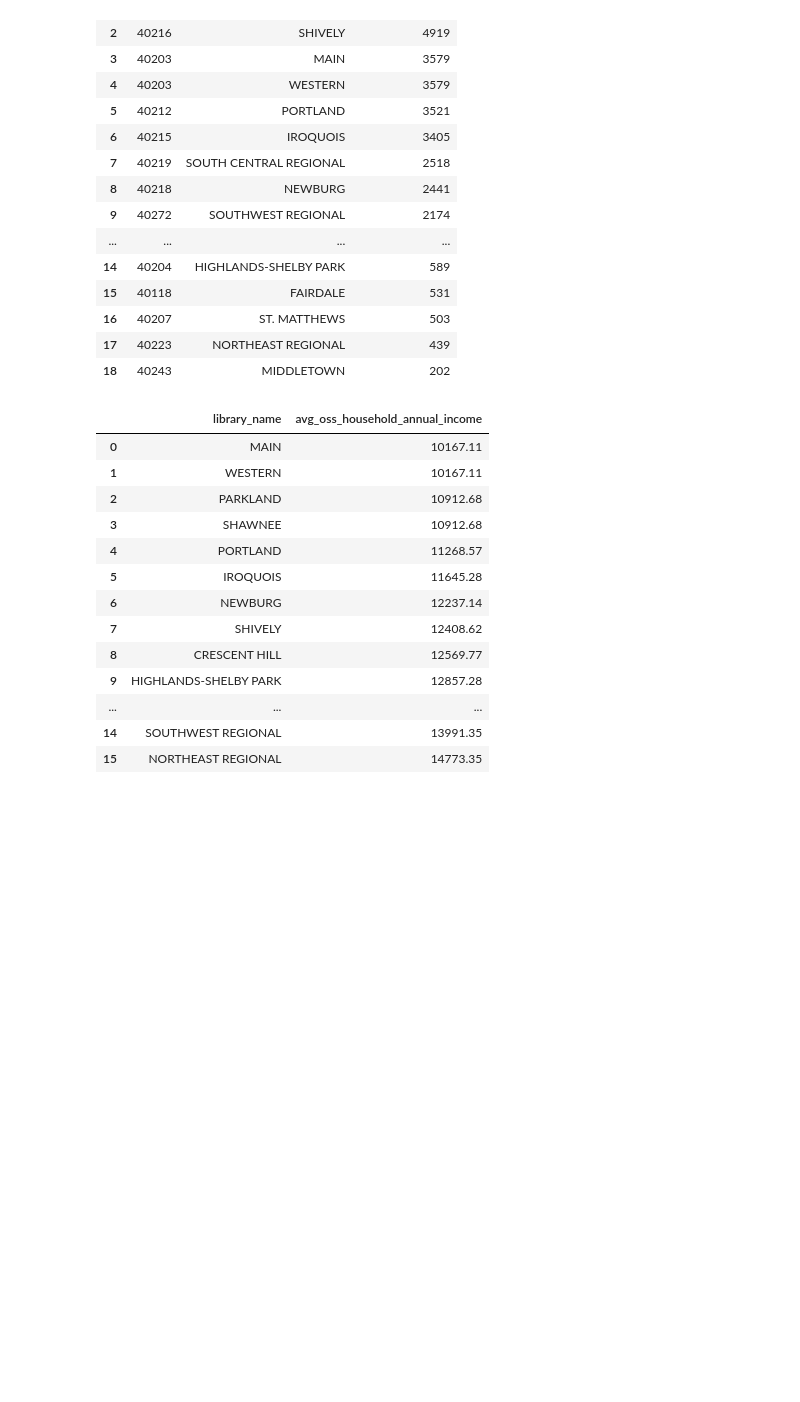
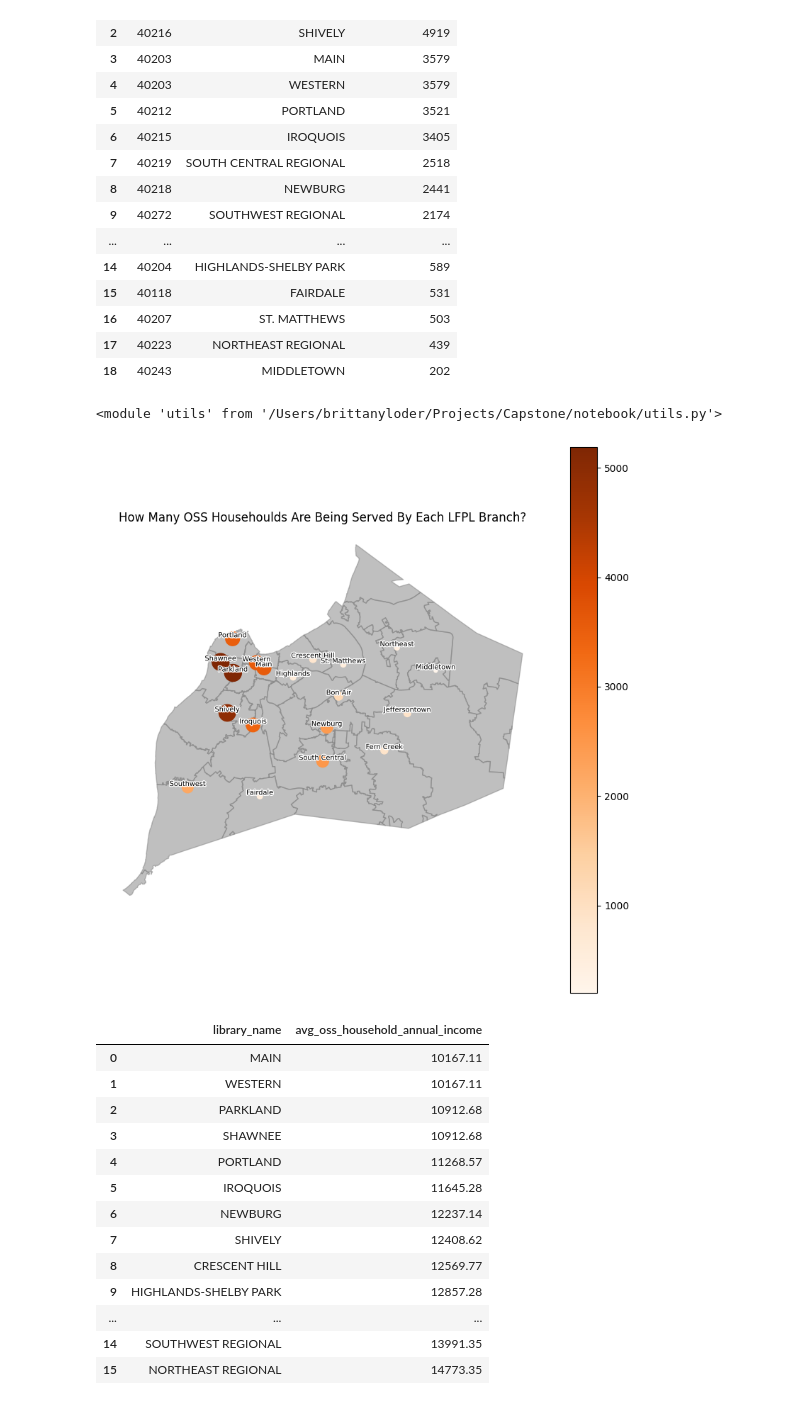
Before and after one commit to btl930/louisville_library_inventory_analysis, a Jupyter notebook: notebook/database.ipynb, the cells around one changed output. Saved outputs shown, nothing was run; the diff lists cells and outputs as text; code cells hidden in the pictures; blank space fills up the shorter version.

```diff
--- a/notebook/database.ipynb
+++ b/notebook/database.ipynb
@@ -145,3 +147,15 @@ query1
 | 16 | 40207 | ST. MATTHEWS | 503 |
 | 17 | 40223 | NORTHEAST REGIONAL | 439 |
 | 18 | 40243 | MIDDLETOWN | 202 |
+# %%
+import geopandas as gpd
+
+lfpl_loc = gpd.read_file("../data/Raw/Louisville_KY_Free_Public_Libraries/Louisville_KY_Free_Public_Libraries.shp")
+zipcodes = gpd.read_file("../data/Raw/Jefferson_County_KY_ZIP_Codes/Jefferson_County_KY_ZIP_Codes.shp")
+# %%
+import importlib
+import utils
+
+importlib.reload(utils)
+# %% [output]
+<module 'utils' from '/Users/brittanyloder/Projects/Capstone/notebook/utils.py'>
@@ -148,3 +164,9 @@ query1
+# %%
+households_map = lfpl_loc.merge(query1, left_on='LFPL_NAME', right_on='library_name', how='left')
+# %%
+utils.lfpl_map(zipcodes, households_map, 'household_count', 'How Many OSS Househoulds Are Being Served By Each LFPL Branch?', pe, plt)
+# %% [output]
+[figure, added]
 # %%
 #Average Annual Income of OSS Households per Library Branch
 query2 = pd.read_sql('''
```
Also changed, not shown: parts of 7 cells of this notebook, 4 other files.
